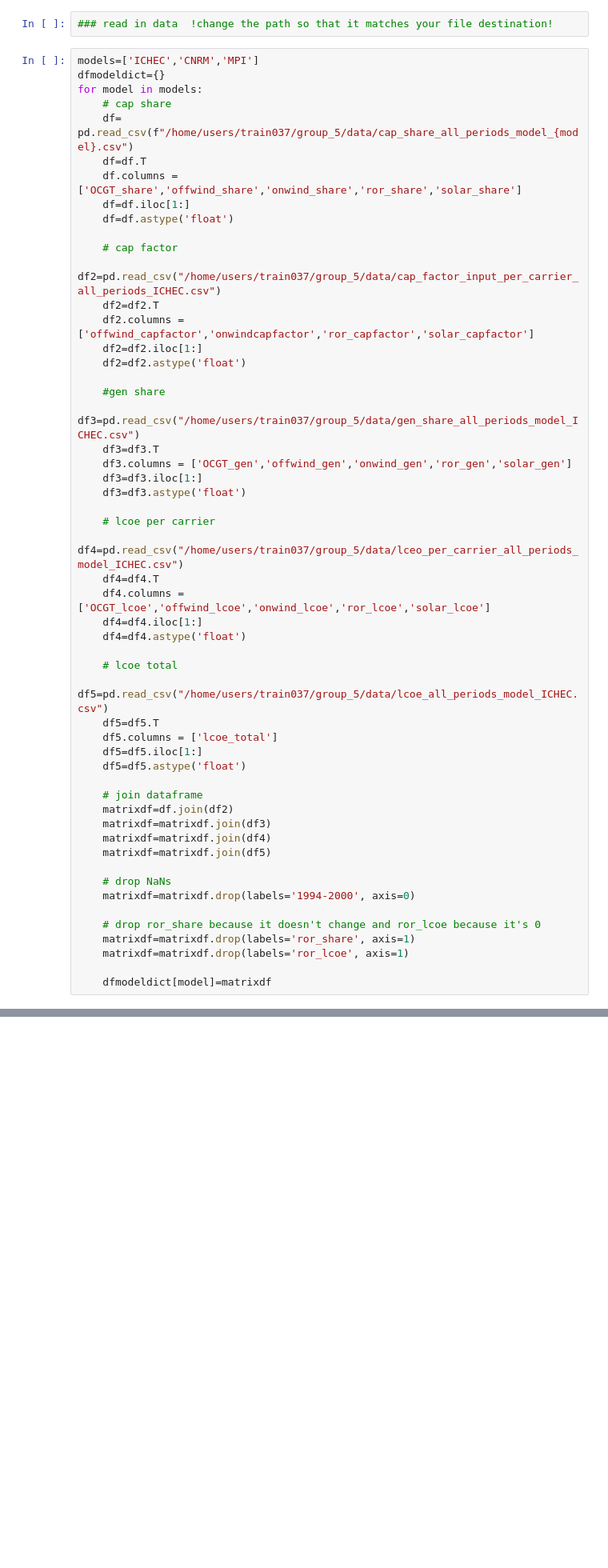
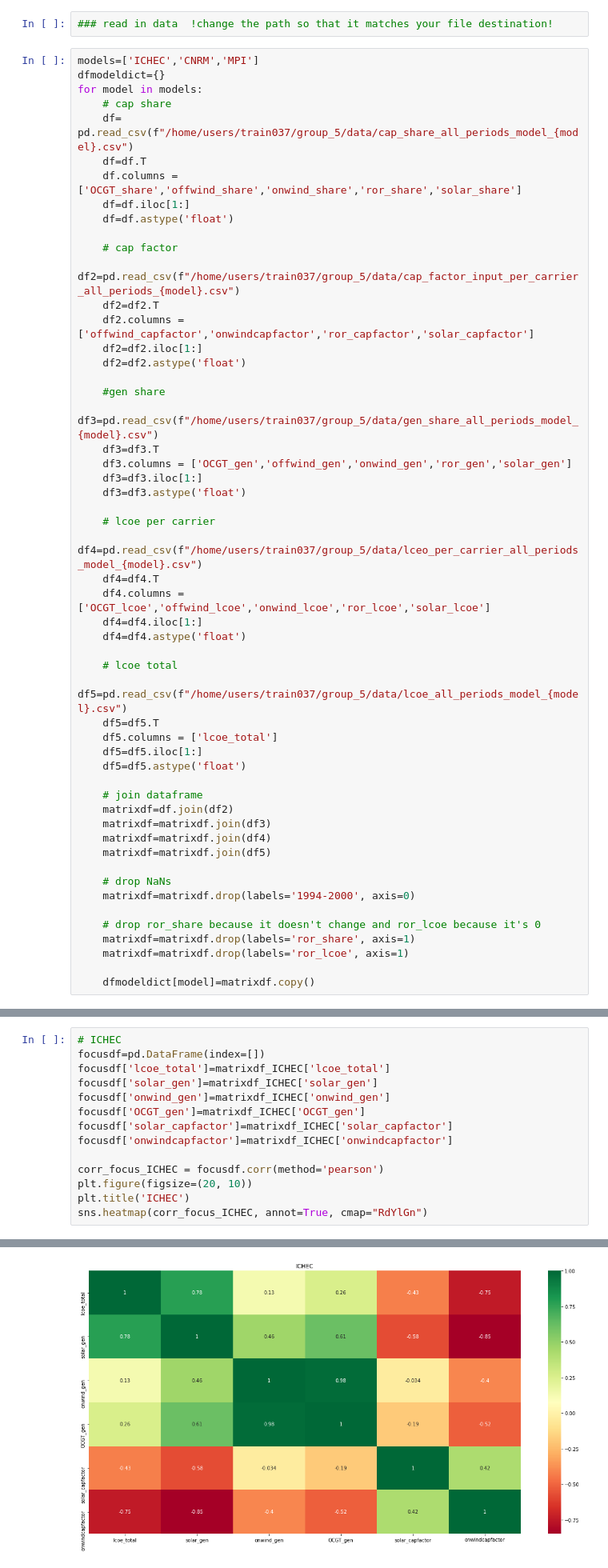
Before and after one commit to 2021-Energy-Climate-Hackathon/group_5, a Jupyter notebook: correlation_matrix.ipynb, the cells around one changed output, grey strips where cells are left out. Shown at 80% size. Cells and saved outputs as stored; diff of their text form; blank space fills up the shorter version.

```diff
--- a/correlation_matrix.ipynb
+++ b/correlation_matrix.ipynb
@@ -25,28 +25,28 @@ for model in models:
     df=df.astype('float')
 
     # cap factor
-    df2=pd.read_csv("/home/users/train037/group_5/data/cap_factor_input_per_carrier_all_periods_ICHEC.csv")
+    df2=pd.read_csv(f"/home/users/train037/group_5/data/cap_factor_input_per_carrier_all_periods_{model}.csv")
     df2=df2.T
     df2.columns = ['offwind_capfactor','onwindcapfactor','ror_capfactor','solar_capfactor']
     df2=df2.iloc[1:]
     df2=df2.astype('float')
 
     #gen share
-    df3=pd.read_csv("/home/users/train037/group_5/data/gen_share_all_periods_model_ICHEC.csv")
+    df3=pd.read_csv(f"/home/users/train037/group_5/data/gen_share_all_periods_model_{model}.csv")
     df3=df3.T
     df3.columns = ['OCGT_gen','offwind_gen','onwind_gen','ror_gen','solar_gen']
     df3=df3.iloc[1:]
     df3=df3.astype('float')
 
     # lcoe per carrier
-    df4=pd.read_csv("/home/users/train037/group_5/data/lceo_per_carrier_all_periods_model_ICHEC.csv")
+    df4=pd.read_csv(f"/home/users/train037/group_5/data/lceo_per_carrier_all_periods_model_{model}.csv")
     df4=df4.T
     df4.columns = ['OCGT_lcoe','offwind_lcoe','onwind_lcoe','ror_lcoe','solar_lcoe']
     df4=df4.iloc[1:]
     df4=df4.astype('float')
 
     # lcoe total
-    df5=pd.read_csv("/home/users/train037/group_5/data/lcoe_all_periods_model_ICHEC.csv")
+    df5=pd.read_csv(f"/home/users/train037/group_5/data/lcoe_all_periods_model_{model}.csv")
     df5=df5.T
     df5.columns = ['lcoe_total']
     df5=df5.iloc[1:]
@@ -65,7 +65,7 @@ for model in models:
     matrixdf=matrixdf.drop(labels='ror_share', axis=1)
     matrixdf=matrixdf.drop(labels='ror_lcoe', axis=1)
 
-    dfmodeldict[model]=matrixdf
+    dfmodeldict[model]=matrixdf.copy()
 # %%
 # unpack dataframes for each model
 
@@ -109,0 +98,15 @@ corr_df2.head()
+# %%
+# ICHEC
+focusdf=pd.DataFrame(index=[])
+focusdf['lcoe_total']=matrixdf_ICHEC['lcoe_total']
+focusdf['solar_gen']=matrixdf_ICHEC['solar_gen']
+focusdf['onwind_gen']=matrixdf_ICHEC['onwind_gen']
+focusdf['OCGT_gen']=matrixdf_ICHEC['OCGT_gen']
+focusdf['solar_capfactor']=matrixdf_ICHEC['solar_capfactor']
+focusdf['onwindcapfactor']=matrixdf_ICHEC['onwindcapfactor']
+
+corr_focus_ICHEC = focusdf.corr(method='pearson')
+plt.figure(figsize=(20, 10))
+plt.title('ICHEC')
+sns.heatmap(corr_focus_ICHEC, annot=True, cmap="RdYlGn")
+# %% [output]
@@ -109,0 +114 @@ corr_df2.head()
+[figure, added]
```
Also changed, not shown: parts of 7 cells of this notebook.
